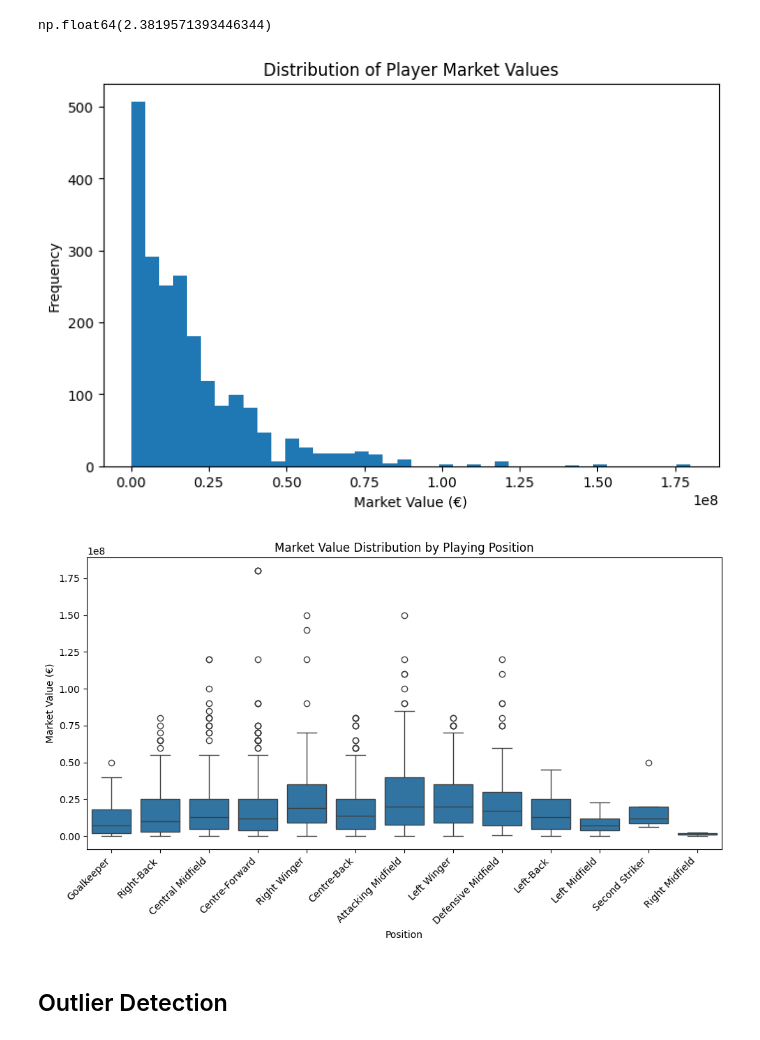
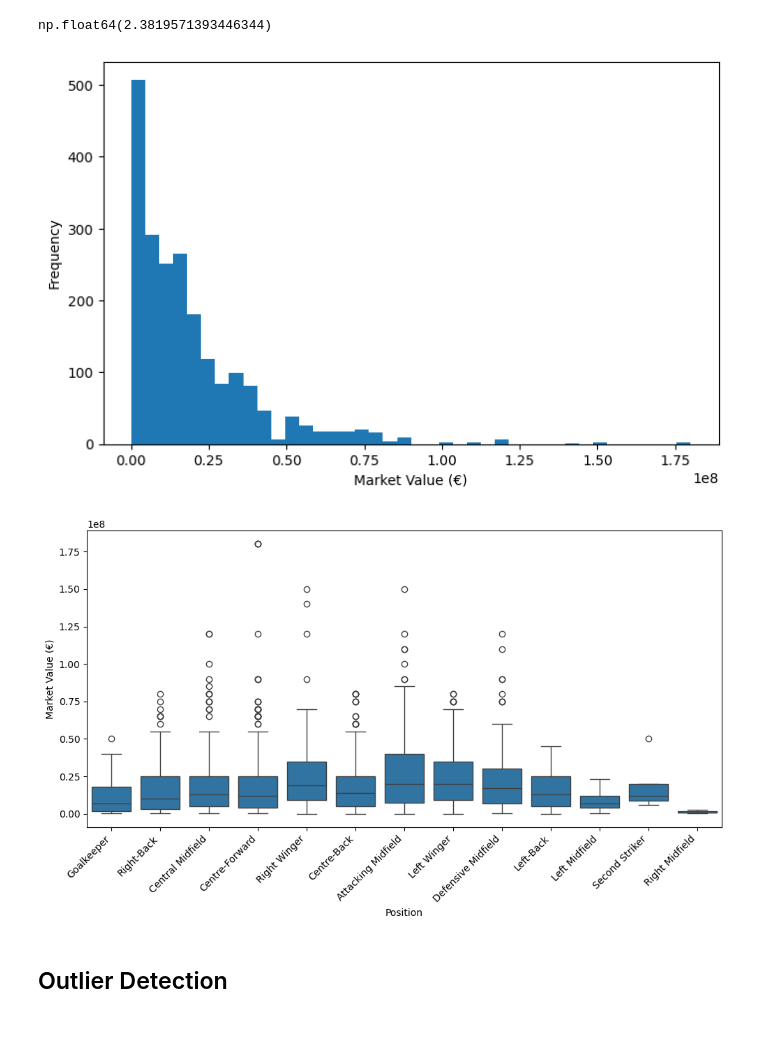
Before and after one commit to pHanToMcaNCoDE/predicting-epl-football-palyer-market-value, a Jupyter notebook: notebooks/03_exploratory_data_analysis.ipynb, the cells around one changed output. Drawn from its saved outputs; the diff is of its cells as text; code cells hidden in the pictures.

```diff
--- a/notebooks/03_exploratory_data_analysis.ipynb
+++ b/notebooks/03_exploratory_data_analysis.ipynb
@@ -392,25 +392,24 @@ np.float64(2.3819571393446344)
 # %%
 # Histogram to investigate the overall distribution of player market values
 
 plt.figure(figsize=(8,5))
 plt.hist(
     merged["market_value_eur"].dropna(),
     bins=40
 )
 
 plt.xlabel("Market Value (€)")
 plt.ylabel("Frequency")
-plt.title("Distribution of Player Market Values")
 
 plt.savefig(
     "/Users/kachi/Documents/Thesis/figures/distribution_of_player_market_values.png",
     dpi=300,
     bbox_inches="tight"
 )
 
 plt.show()
 # %% [output]
-[figure, old version]
+[figure, new version]
 # %%
 plt.figure(figsize=(10, 6))
 
@@ -424,7 +423,6 @@ plt.xticks(rotation=45, ha="right")
 
 plt.xlabel("Position")
 plt.ylabel("Market Value (€)")
-plt.title("Market Value Distribution by Playing Position")
 
 plt.tight_layout()
 
@@ -436,7 +434,7 @@ plt.savefig(
 
 plt.show()
 # %% [output]
-[figure, old version]
+[figure, new version]
 # %% [markdown]
 ## Outlier Detection
 # %%
```
Also changed, not shown: parts of 15 cells of this notebook, 21 other files.
